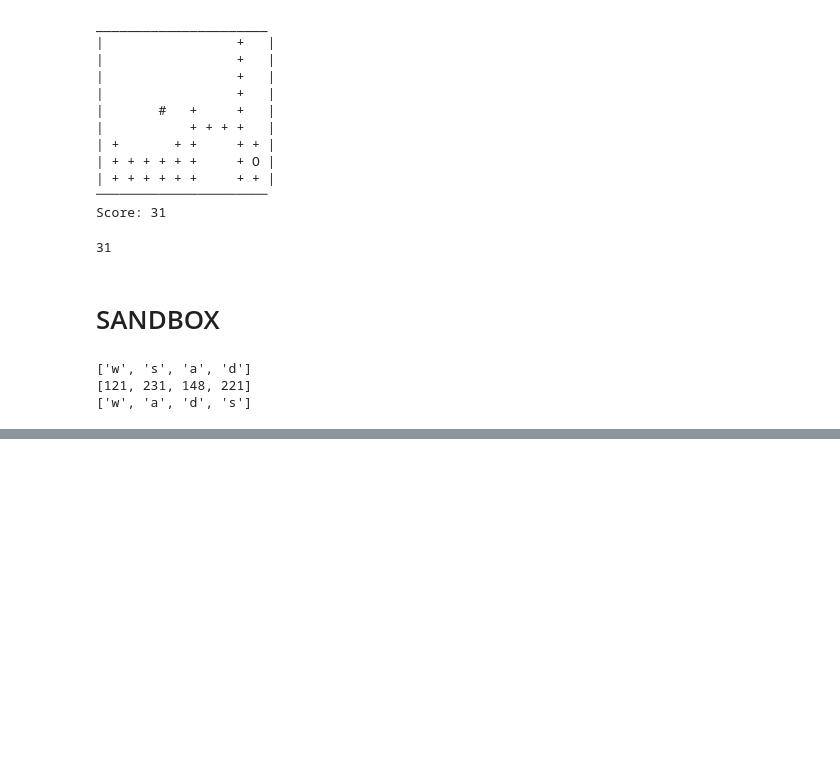
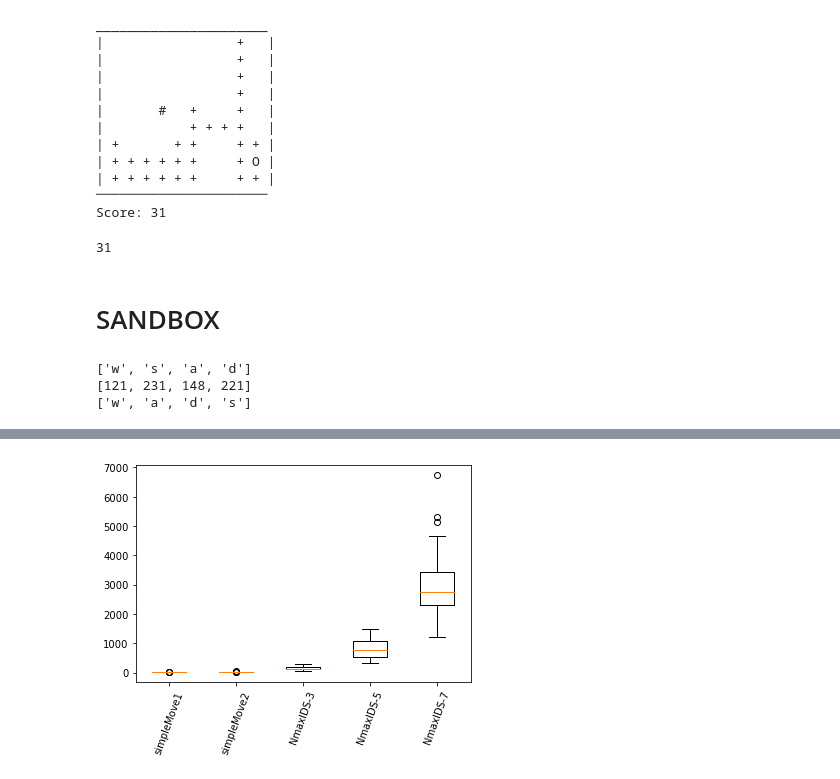
Before and after one commit to zachgood/Viper-Game, a Jupyter notebook: A4.ipynb, the cells around one changed output, grey strips where cells are left out. Saved outputs shown, nothing was run; the diff lists cells and outputs as text; code cells hidden in the pictures; blank space fills up the shorter version.

```diff
--- a/A4.ipynb
+++ b/A4.ipynb
@@ -844,0 +971,6 @@ print(newList)
+# %%
+plt.boxplot(timeListlist[:-1])
+plt.xticks([1,2,3,4,5],
+           ['simpleMove1', 'simpleMove2', 'NmaxIDS-3', 'NmaxIDS-5', 'NmaxIDS-7'],rotation=70);
+# %% [output]
+[figure, added]
```
Also changed, not shown: parts of 8 cells of this notebook.
